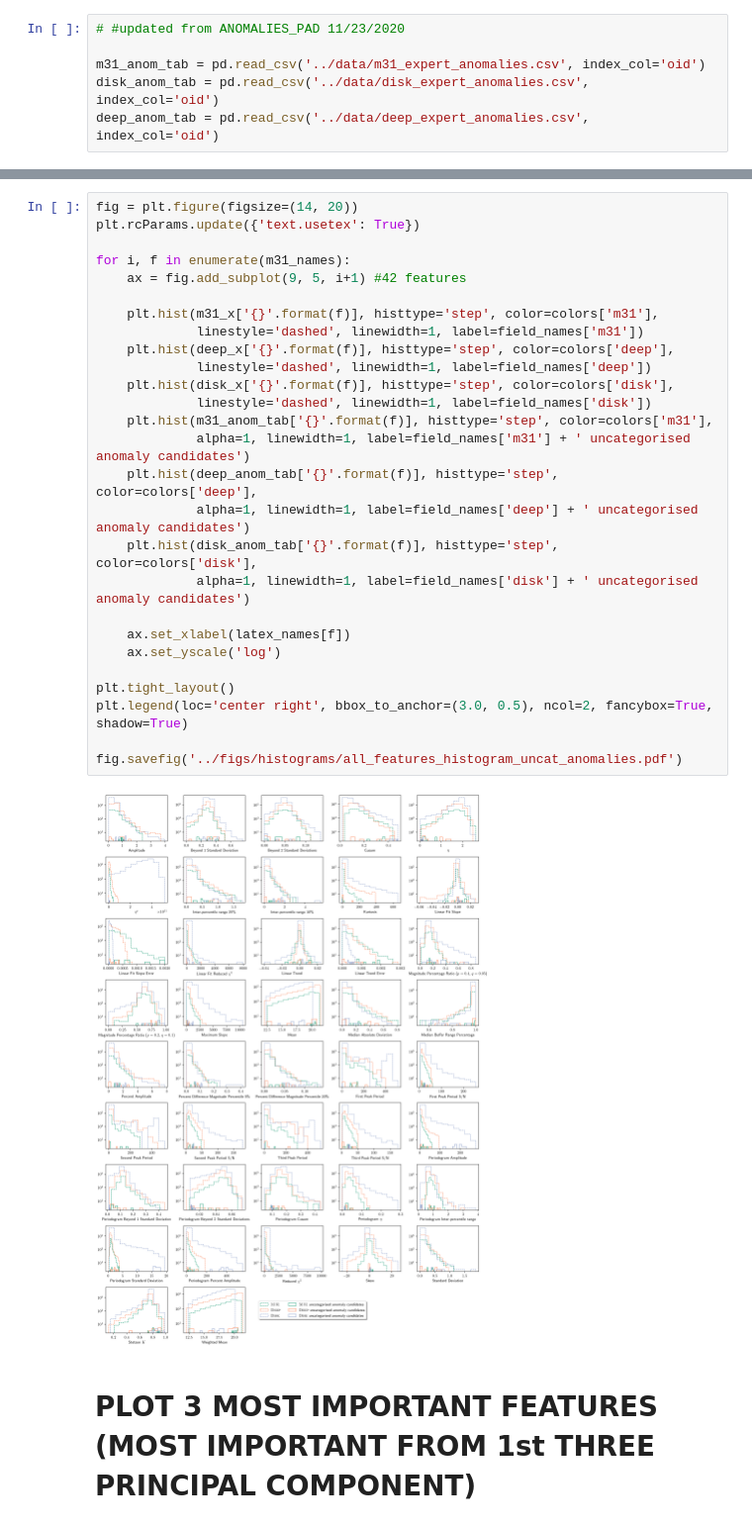
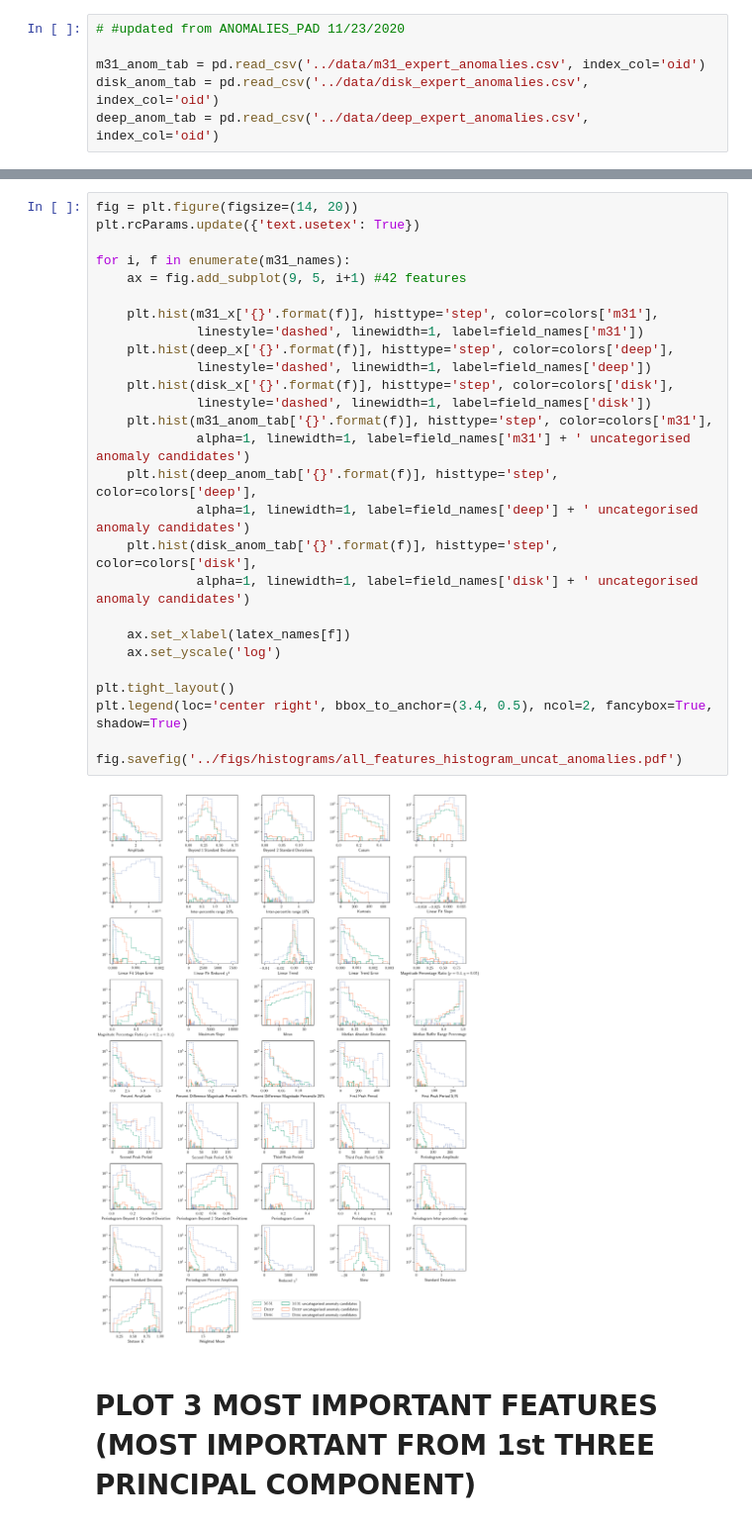
Before and after one commit to snad-space/zwad, a Jupyter notebook: notebooks/histograms_plot.ipynb, the cells around one changed output, grey strips where cells are left out. Shown at 99% size. Cells and saved outputs as stored; diff of their text form.

```diff
--- a/notebooks/histograms_plot.ipynb
+++ b/notebooks/histograms_plot.ipynb
@@ -76,32 +79,32 @@ m31_anom_tab
 # %%
 fig = plt.figure(figsize=(14, 20))
 plt.rcParams.update({'text.usetex': True})
 
 for i, f in enumerate(m31_names):
     ax = fig.add_subplot(9, 5, i+1) #42 features
 
     plt.hist(m31_x['{}'.format(f)], histtype='step', color=colors['m31'],
              linestyle='dashed', linewidth=1, label=field_names['m31'])
     plt.hist(deep_x['{}'.format(f)], histtype='step', color=colors['deep'],
              linestyle='dashed', linewidth=1, label=field_names['deep'])
     plt.hist(disk_x['{}'.format(f)], histtype='step', color=colors['disk'],
              linestyle='dashed', linewidth=1, label=field_names['disk'])
     plt.hist(m31_anom_tab['{}'.format(f)], histtype='step', color=colors['m31'],
              alpha=1, linewidth=1, label=field_names['m31'] + ' uncategorised anomaly candidates')
     plt.hist(deep_anom_tab['{}'.format(f)], histtype='step', color=colors['deep'],
              alpha=1, linewidth=1, label=field_names['deep'] + ' uncategorised anomaly candidates')
     plt.hist(disk_anom_tab['{}'.format(f)], histtype='step', color=colors['disk'],
              alpha=1, linewidth=1, label=field_names['disk'] + ' uncategorised anomaly candidates')
 
     ax.set_xlabel(latex_names[f])
     ax.set_yscale('log')
 
 plt.tight_layout()
-plt.legend(loc='center right', bbox_to_anchor=(3.0, 0.5), ncol=2, fancybox=True, shadow=True)
+plt.legend(loc='center right', bbox_to_anchor=(3.4, 0.5), ncol=2, fancybox=True, shadow=True)
 
 fig.savefig('../figs/histograms/all_features_histogram_uncat_anomalies.pdf')
 # %% [output]
-[figure, old version]
+[figure, new version]
 # %% [markdown]
 # PLOT 3 MOST IMPORTANT FEATURES (MOST IMPORTANT FROM 1st THREE PRINCIPAL COMPONENT)
 # %%
```
Also changed, not shown: parts of 8 cells of this notebook, 1 other file.
